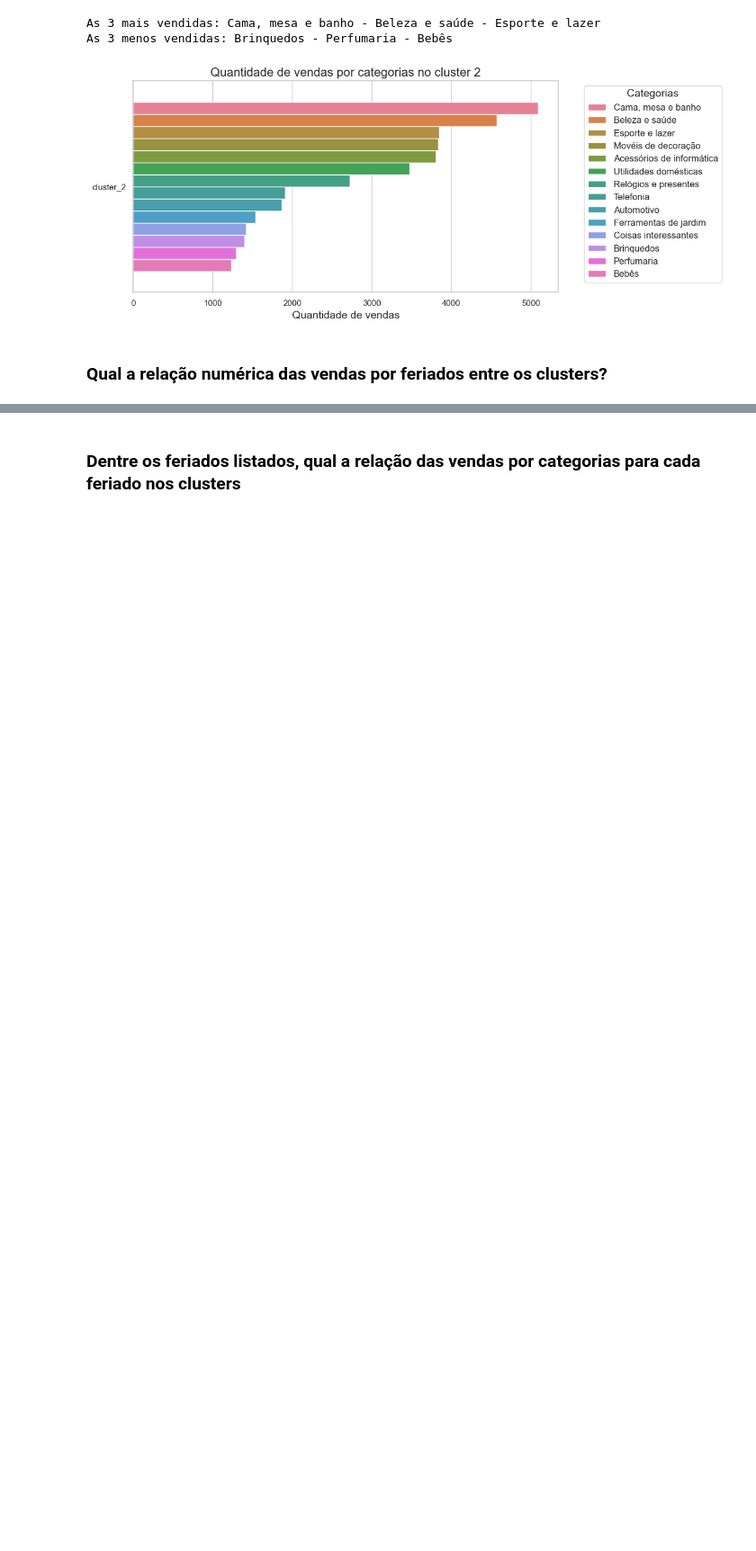
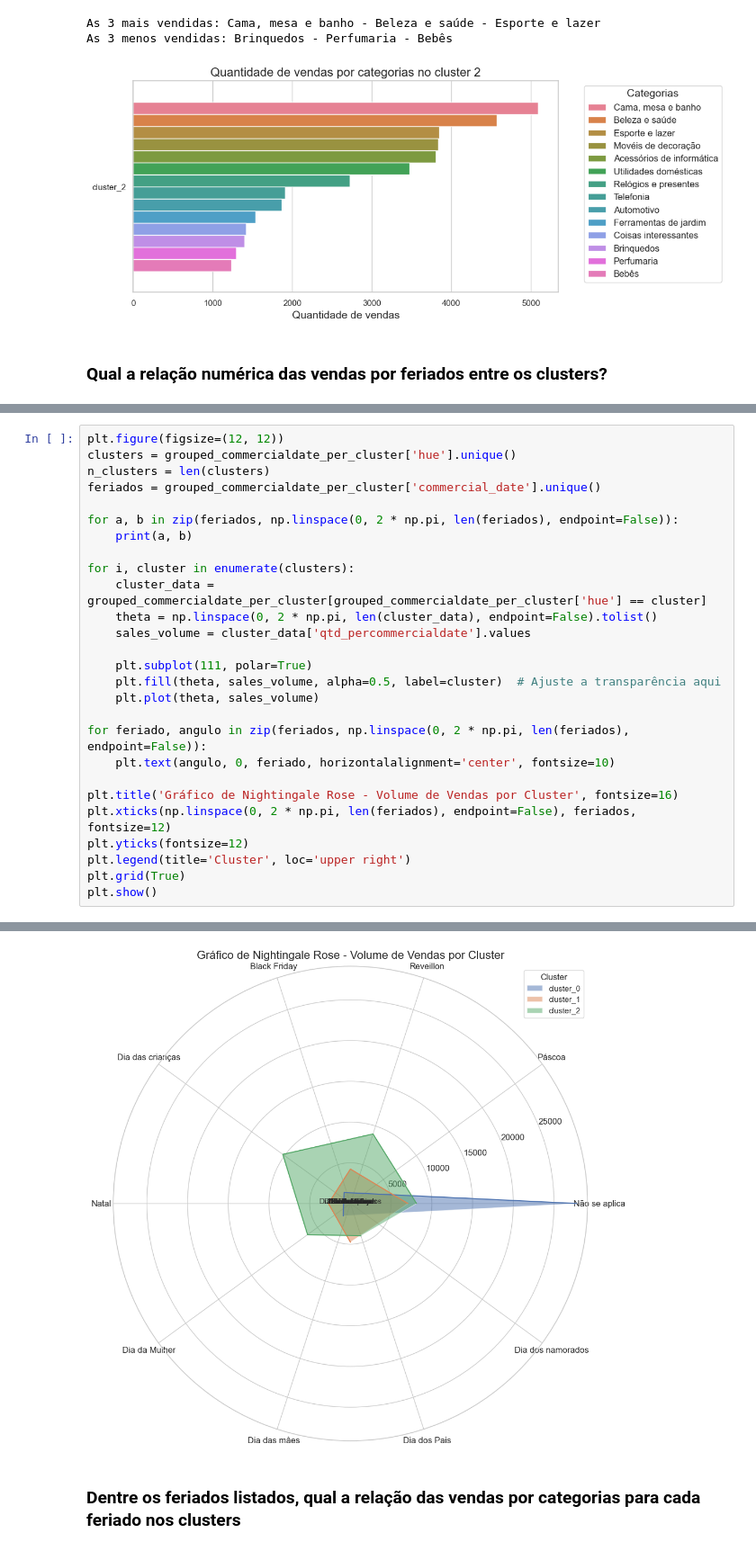
Before and after one commit to wnetohr/Olist-Brazilian-E-Commerce, a Jupyter notebook: notebooks/cluster/eda_cluster_dataframe.ipynb, the cells around one changed output, grey strips where cells are left out. Shown at 90% size. Cells and saved outputs as stored; diff of their text form; blank space fills up the shorter version.

Commit message:
criando graficos com valor das vendas

```diff
--- a/notebooks/cluster/eda_cluster_dataframe.ipynb
+++ b/notebooks/cluster/eda_cluster_dataframe.ipynb
@@ -161,0 +179,28 @@ for i in range(3):
+# %%
+plt.figure(figsize=(12, 12))
+clusters = grouped_commercialdate_per_cluster['hue'].unique()
+n_clusters = len(clusters)
+feriados = grouped_commercialdate_per_cluster['commercial_date'].unique()
+
+for a, b in zip(feriados, np.linspace(0, 2 * np.pi, len(feriados), endpoint=False)):
+    print(a, b)
+
+for i, cluster in enumerate(clusters):
+    cluster_data = grouped_commercialdate_per_cluster[grouped_commercialdate_per_cluster['hue'] == cluster]
+    theta = np.linspace(0, 2 * np.pi, len(cluster_data), endpoint=False).tolist()
+    sales_volume = cluster_data['qtd_percommercialdate'].values
+
+    plt.subplot(111, polar=True)
+    plt.fill(theta, sales_volume, alpha=0.5, label=cluster)  # Ajuste a transparência aqui
+    plt.plot(theta, sales_volume)
+
+for feriado, angulo in zip(feriados, np.linspace(0, 2 * np.pi, len(feriados), endpoint=False)):
+    plt.text(angulo, 0, feriado, horizontalalignment='center', fontsize=10)
+
+plt.title('Gráfico de Nightingale Rose - Volume de Vendas por Cluster', fontsize=16)
+plt.xticks(np.linspace(0, 2 * np.pi, len(feriados), endpoint=False), feriados, fontsize=12)
+plt.yticks(fontsize=12)
+plt.legend(title='Cluster', loc='upper right')
+plt.grid(True)
+plt.show()
+# %% [output]
@@ -162,3 +217,4 @@ for i in range(3):
+[figure, added]
 # %% [markdown]
 ### Dentre os feriados listados, qual a relação das vendas por categorias para cada feriado nos clusters
 # %%
```
Also changed, not shown: parts of 6 cells of this notebook, 3 other files.
